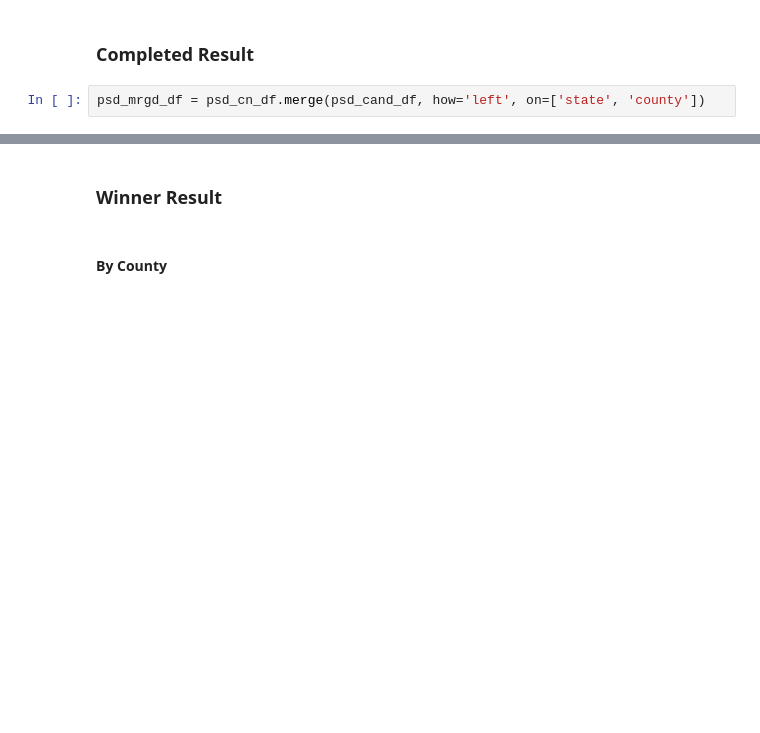
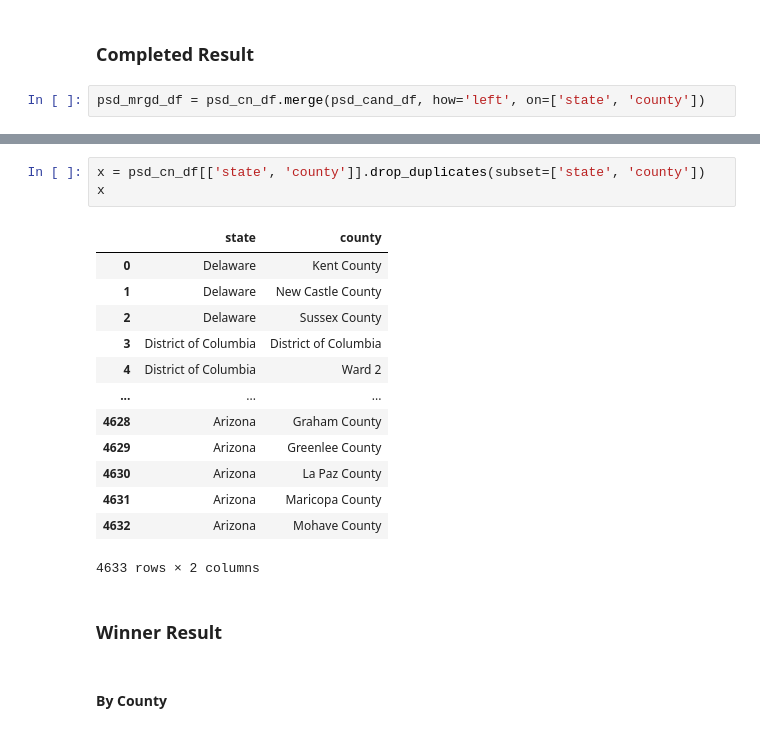
Before and after one commit to LeeProut/ETL-project, a Jupyter notebook: election2020.ipynb, the cells around one changed output, grey strips where cells are left out. Drawn from its saved outputs; the diff is of its cells as text; blank space fills up the shorter version.

```diff
--- a/election2020.ipynb
+++ b/election2020.ipynb
@@ -162,6 +162,23 @@ psd_completed_result.head()
 | 2 | Delaware | Kent County | Jo Jorgensen | LIB | 1044 | False | 100 | 1.20 |
 | 3 | Delaware | Kent County | Howie Hawkins | GRN | 420 | False | 100 | 0.48 |
 | 4 | Delaware | New Castle County | Joe Biden | DEM | 195034 | True | 100 | 67.81 |
+# %%
+x = psd_cn_df[['state', 'county']].drop_duplicates(subset=['state', 'county'])
+x
+# %% [output]
+|  | state | county |
+| 0 | Delaware | Kent County |
+| 1 | Delaware | New Castle County |
+| 2 | Delaware | Sussex County |
+| 3 | District of Columbia | District of Columbia |
+| 4 | District of Columbia | Ward 2 |
+| ... | ... | ... |
+| 4628 | Arizona | Graham County |
+| 4629 | Arizona | Greenlee County |
+| 4630 | Arizona | La Paz County |
+| 4631 | Arizona | Maricopa County |
+| 4632 | Arizona | Mohave County |
+4633 rows × 2 columns
 # %% [markdown]
 ### Winner Result
 # %% [markdown]
```
Also changed, not shown: parts of 3 cells of this notebook.
